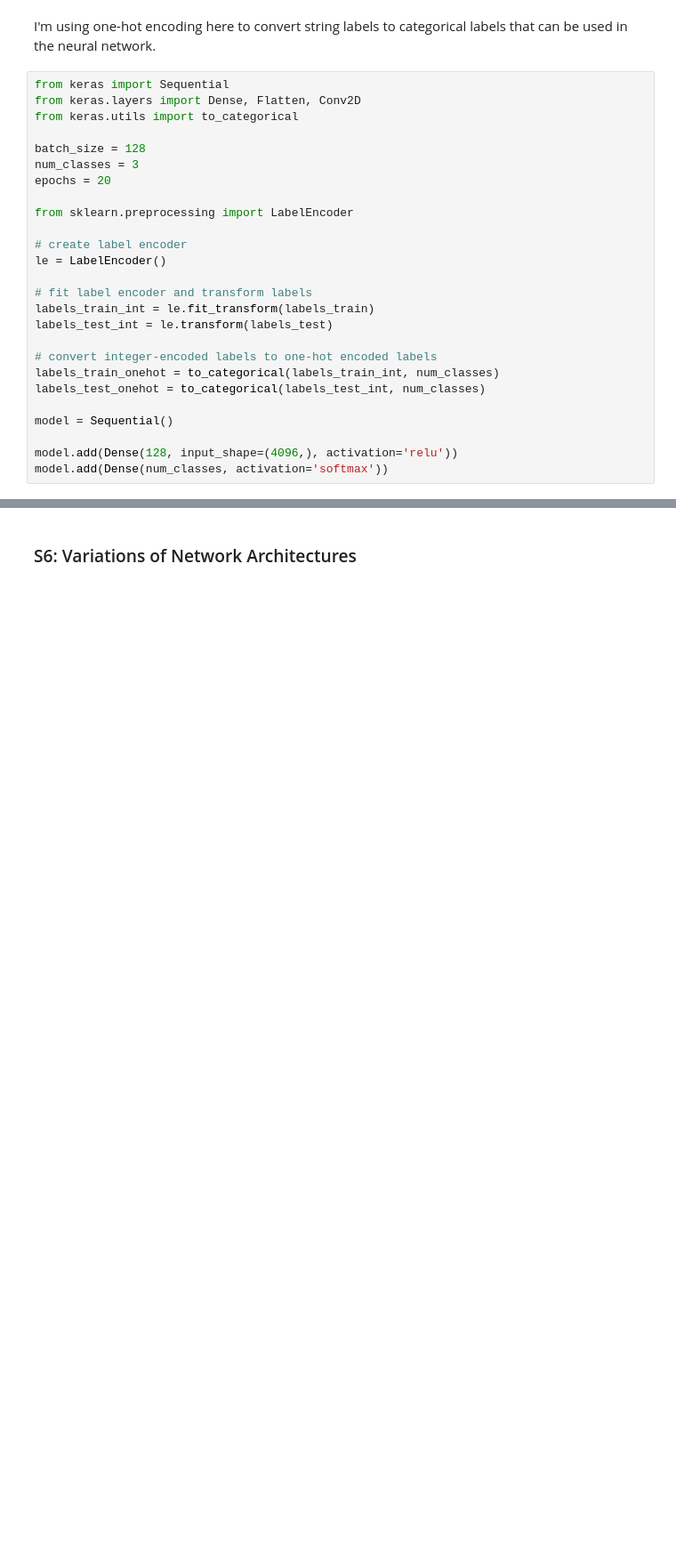
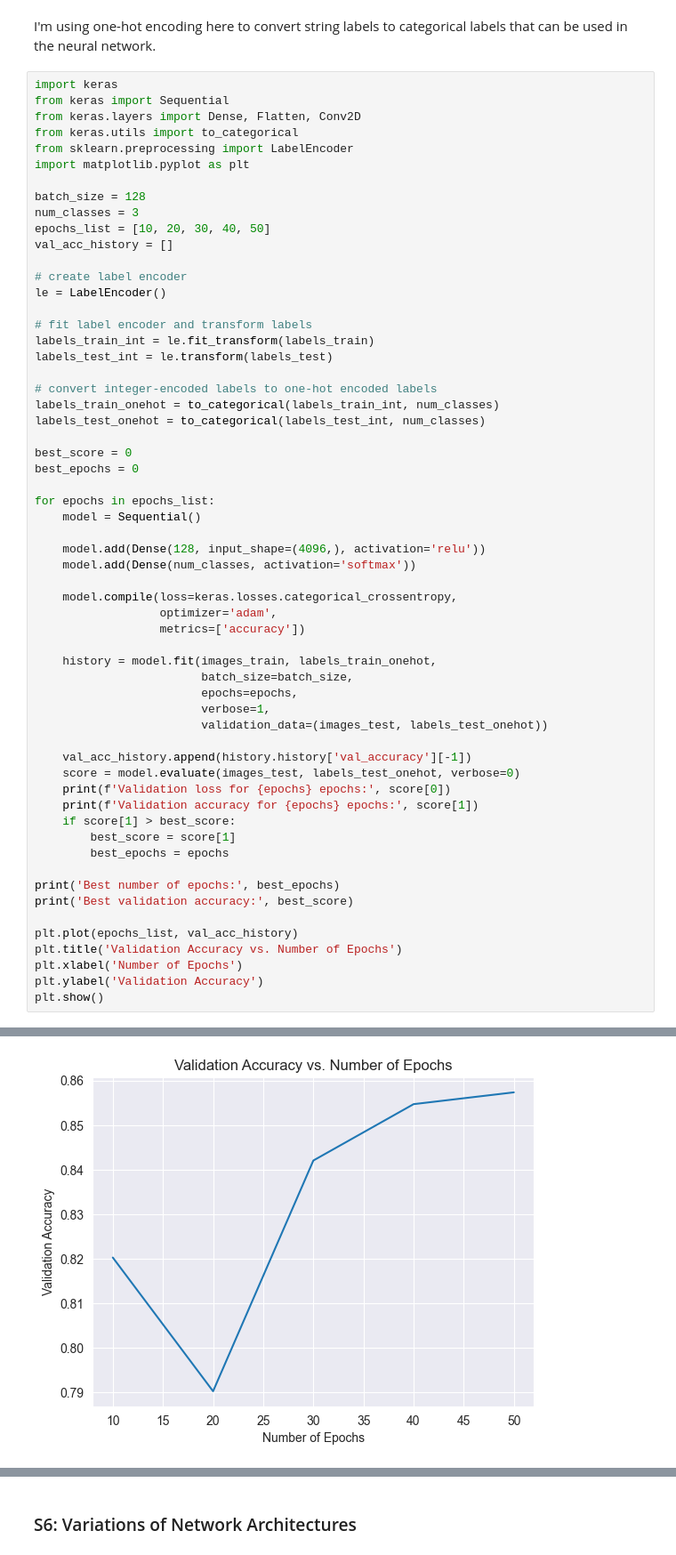
Before and after one commit to nlebovits/MUSA-650_Spring2023, a Jupyter notebook: Homeworks/Homework3.ipynb, the cells around one changed output, grey strips where cells are left out. Shown: that part at 89% size. Drawn from its saved outputs; the diff is of its cells as text; blank space fills up the shorter version.

```diff
--- a/Homeworks/Homework3.ipynb
+++ b/Homeworks/Homework3.ipynb
@@ -342,15 +342,17 @@ Implement a deep learning model with fully connected layers using a single inter
 # %% [markdown]
 I'm using one-hot encoding here to convert string labels to categorical labels that can be used in the neural network.
 # %%
+import keras
 from keras import Sequential
 from keras.layers import Dense, Flatten, Conv2D
 from keras.utils import to_categorical
+from sklearn.preprocessing import LabelEncoder
+import matplotlib.pyplot as plt
 
 batch_size = 128
 num_classes = 3
-epochs = 20
-
-from sklearn.preprocessing import LabelEncoder
+epochs_list = [10, 20, 30, 40, 50]
+val_acc_history = []
 
 # create label encoder
 le = LabelEncoder()
@@ -363,7 +365,39 @@ labels_test_int = le.transform(labels_test)
 labels_train_onehot = to_categorical(labels_train_int, num_classes)
 labels_test_onehot = to_categorical(labels_test_int, num_classes)
 
-model = Sequential()
+best_score = 0
+best_epochs = 0
 
-model.add(Dense(128, input_shape=(4096,), activation='relu'))
-model.add(Dense(num_classes, activation='softmax'))
+for epochs in epochs_list:
+    model = Sequential()
+
+    model.add(Dense(128, input_shape=(4096,), activation='relu'))
+    model.add(Dense(num_classes, activation='softmax'))
+
+    model.compile(loss=keras.losses.categorical_crossentropy,
+                  optimizer='adam',
+                  metrics=['accuracy'])
+
+    history = model.fit(images_train, labels_train_onehot,
+                        batch_size=batch_size,
+                        epochs=epochs,
+                        verbose=1,
+                        validation_data=(images_test, labels_test_onehot))
+
+    val_acc_history.append(history.history['val_accuracy'][-1])
+    score = model.evaluate(images_test, labels_test_onehot, verbose=0)
+    print(f'Validation loss for {epochs} epochs:', score[0])
+    print(f'Validation accuracy for {epochs} epochs:', score[1])
+    if score[1] > best_score:
+        best_score = score[1]
+        best_epochs = epochs
+
+print('Best number of epochs:', best_epochs)
+print('Best validation accuracy:', best_score)
+
+plt.plot(epochs_list, val_acc_history)
+plt.title('Validation Accuracy vs. Number of Epochs')
+plt.xlabel('Number of Epochs')
+plt.ylabel('Validation Accuracy')
+plt.show()
+# %% [output]
@@ -369,0 +421 @@ model.add(Dense(num_classes, activation='softmax'))
+[figure, added]
```
Also changed, not shown: parts of 16 cells of this notebook.
